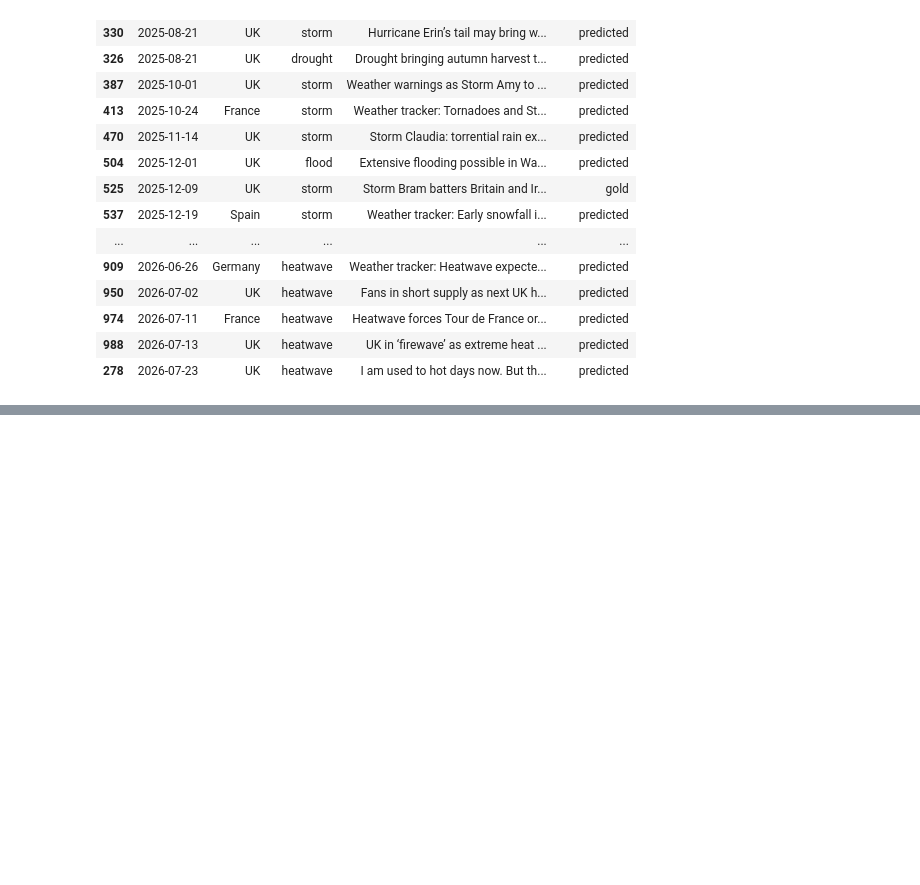
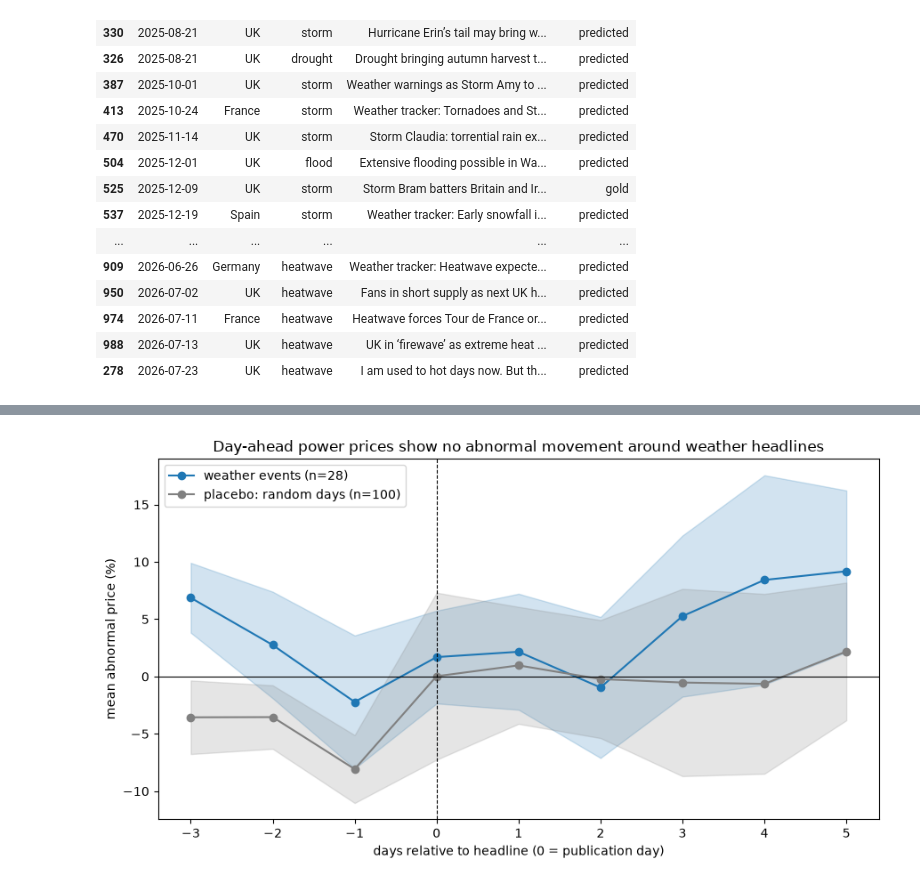
Before and after one commit to km722/energy-signal-llm, a Jupyter notebook: notebooks/event_study.ipynb, the cells around one changed output, grey strips where cells are left out. Drawn from its saved outputs; the diff is of its cells as text; code cells hidden in the pictures; blank space fills up the shorter version.

Commit message:
Finalise README with full extraction metrics and event study comparison tables

```diff
--- a/notebooks/event_study.ipynb
+++ b/notebooks/event_study.ipynb
@@ -339,0 +295,4 @@ np.float64(68.47743948628363)
+# %%
+#Average the abnormal values by relative day across all events
+curve = df_results.groupby('rel_day')['abnormal_pct'].agg(['mean', 'std', 'count'])
+print(curve)
@@ -339,0 +311,18 @@ np.float64(68.47743948628363)
+# %%
+#Placebo control. Run the exact same computation on 100 random days where
+#no weather event happened, to measure what the method produces from pure noise.
+#Same region mix as the real events so the comparison is fair.
+import random
+random.seed(42)
+
+regions = list(events_final['region'])
+dates = prices['date'].unique()[10:-10]
+placebo_events = pd.DataFrame({
+    'webTitle': 'placebo',
+    'region': [random.choice(regions) for _ in range(100)],
+    'event_type': 'placebo',
+    'date': [random.choice(dates) for _ in range(100)],
+})
+placebo_study = event_study(placebo_events, price_lookup)
+placebo_curve = placebo_study.groupby('rel_day')['abnormal_pct'].agg(['mean', 'std', 'count'])
+print(placebo_curve)
@@ -339,0 +375,23 @@ np.float64(68.47743948628363)
+# %%
+#Final figure for the README
+import matplotlib.pyplot as plt
+import os
+os.makedirs('../reports', exist_ok=True)
+
+fig, ax = plt.subplots(figsize=(9, 5))
+for df, color, label in [(curve, 'tab:blue', 'weather events (n=28)'),
+                         (placebo_curve, 'gray', 'placebo: random days (n=100)')]:
+    se = df['std'] / np.sqrt(df['count'])
+    ax.plot(df.index, df['mean'], color=color, marker='o', label=label)
+    ax.fill_between(df.index, df['mean'] - se, df['mean'] + se, color=color, alpha=0.2)
+ax.axvline(0, color='black', linewidth=0.8, linestyle='--')
+ax.axhline(0, color='black', linewidth=0.8)
+ax.set_xlabel('days relative to headline (0 = publication day)')
+ax.set_ylabel('mean abnormal price (%)')
+ax.set_title('Day-ahead power prices show no abnormal movement around weather headlines')
+ax.legend()
+fig.tight_layout()
+fig.savefig('../reports/event_study.png', dpi=150)
+plt.show()
+# %% [output]
+[figure, added]
```
Also changed, not shown: parts of 10 cells of this notebook, 1 other file.
